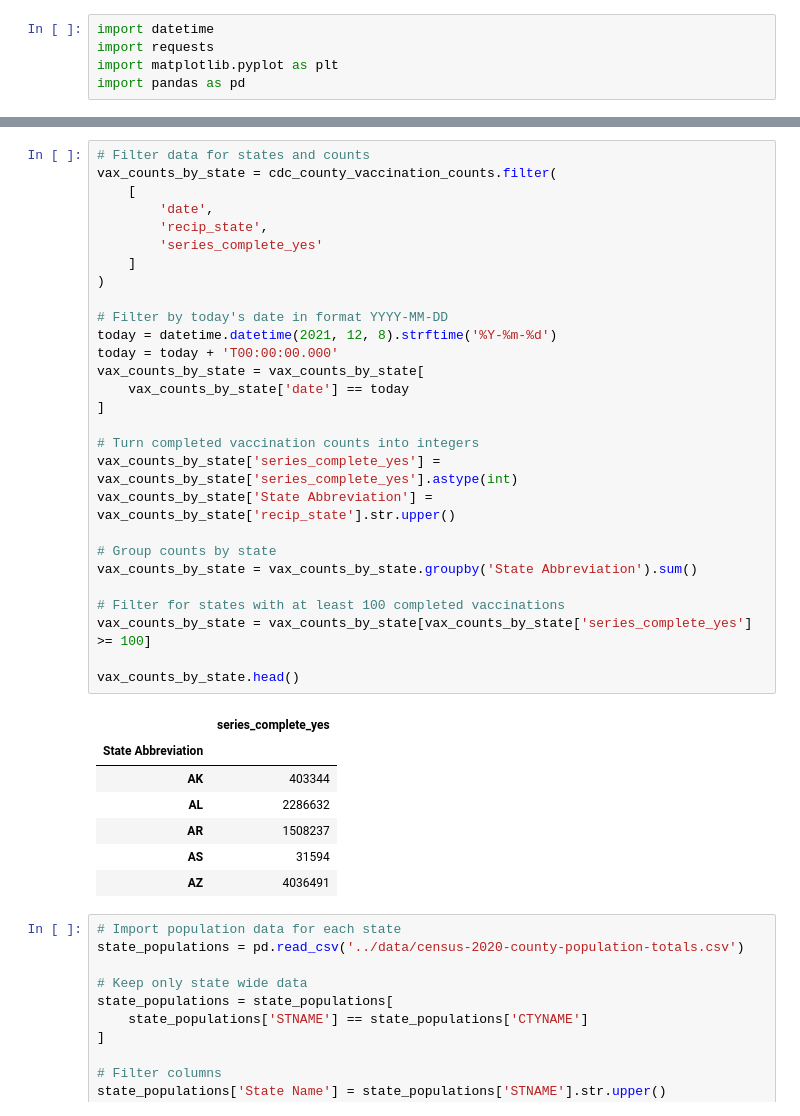
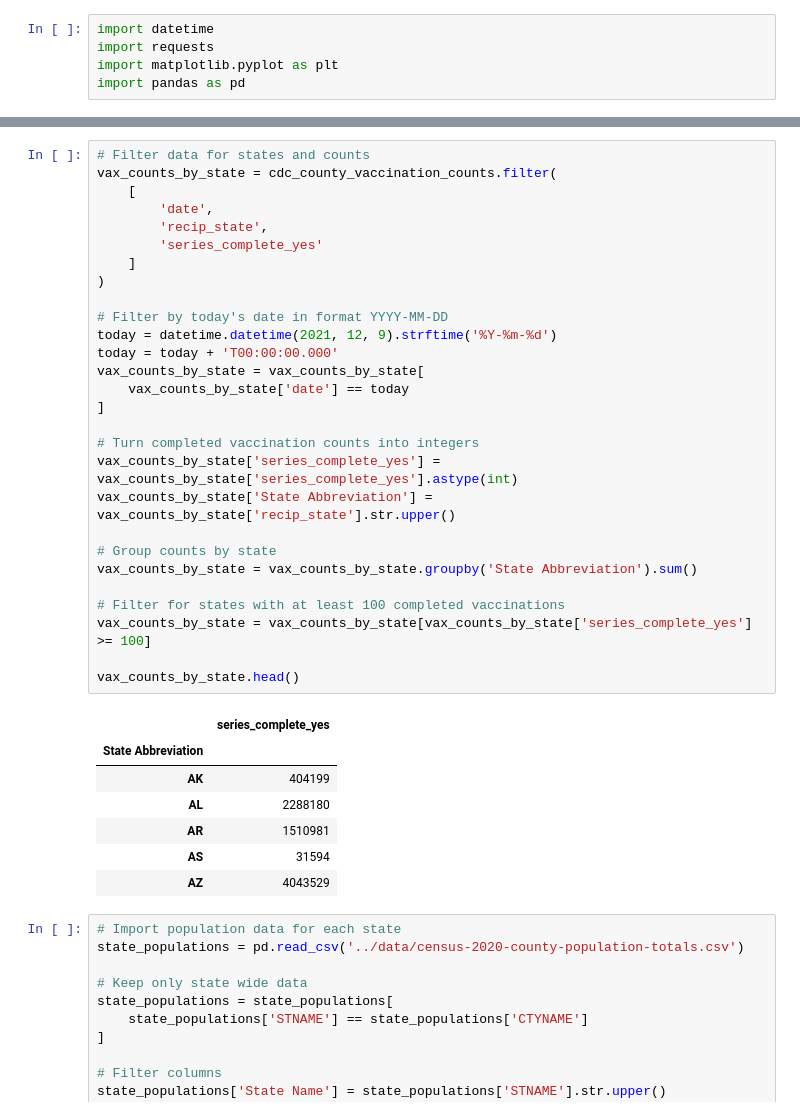
Before and after one commit to gspiga/STAT141Bfinal, a Jupyter notebook: notebooks/covid-19-deaths-and-vaccination-correlation.ipynb, the cells around one changed output, grey strips where cells are left out. Drawn from its saved outputs; the diff is of its cells as text.

```diff
--- a/notebooks/covid-19-deaths-and-vaccination-correlation.ipynb
+++ b/notebooks/covid-19-deaths-and-vaccination-correlation.ipynb
@@ -31,39 +31,39 @@ cdc_county_vaccination_counts.head()
 # %%
 # Filter data for states and counts
 vax_counts_by_state = cdc_county_vaccination_counts.filter(
     [
         'date',
         'recip_state',
         'series_complete_yes'
     ]
 )
 
 # Filter by today's date in format YYYY-MM-DD
-today = datetime.datetime(2021, 12, 8).strftime('%Y-%m-%d')
+today = datetime.datetime(2021, 12, 9).strftime('%Y-%m-%d')
 today = today + 'T00:00:00.000'
 vax_counts_by_state = vax_counts_by_state[
     vax_counts_by_state['date'] == today
 ]
 
 # Turn completed vaccination counts into integers
 vax_counts_by_state['series_complete_yes'] = vax_counts_by_state['series_complete_yes'].astype(int)
 vax_counts_by_state['State Abbreviation'] = vax_counts_by_state['recip_state'].str.upper()
 
 # Group counts by state
 vax_counts_by_state = vax_counts_by_state.groupby('State Abbreviation').sum()
 
 # Filter for states with at least 100 completed vaccinations
 vax_counts_by_state = vax_counts_by_state[vax_counts_by_state['series_complete_yes'] >= 100]
 
 vax_counts_by_state.head()
 # %% [output]
 |  | series_complete_yes |
 | State Abbreviation |  |
-| AK | 403344 |
-| AL | 2286632 |
-| AR | 1508237 |
+| AK | 404199 |
+| AL | 2288180 |
+| AR | 1510981 |
 | AS | 31594 |
-| AZ | 4036491 |
+| AZ | 4043529 |
 # %%
 # Import population data for each state
 state_populations = pd.read_csv('../data/census-2020-county-population-totals.csv')
```
Also changed, not shown: parts of 6 cells of this notebook, 1 other file.
